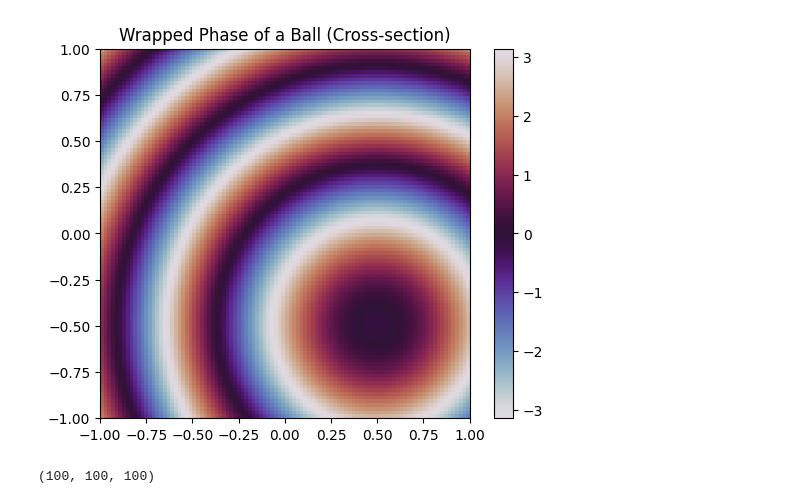
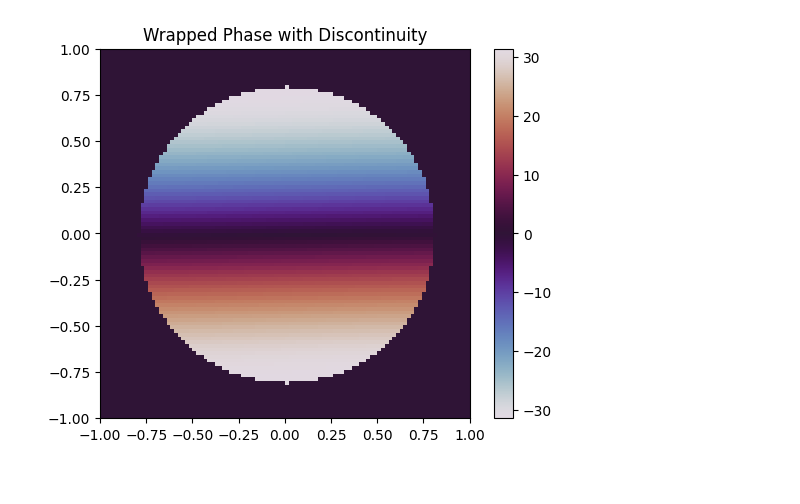
Before and after one commit to Mehdi5578/3DPU_Plateau_Problem, a Jupyter notebook: Data/artificial_data/create_data.ipynb, the cells around one changed output. Saved outputs shown, nothing was run; the diff lists cells and outputs as text; code cells hidden in the pictures.

```diff
--- a/Data/artificial_data/create_data.ipynb
+++ b/Data/artificial_data/create_data.ipynb
@@ -1,35 +0,0 @@
-# %%
-import numpy as np
-import matplotlib.pyplot as plt
-from mpl_toolkits.mplot3d import Axes3D
-
-# Step 1: Define the 3D Space
-x, y, z = np.meshgrid(np.linspace(-1, 1, 100),
-                      np.linspace(-1, 1, 100),
-                      np.linspace(-1, 1, 100))
-
-# Step 2: Generate Spherical Phase Data
-# Radius of the sphere
-radius = 0.5
-
-# Calculate radial distances from the center
-radial_distances = np.sqrt((x - 0.5)**2 + (y - 0.5)**2 + (z - 0.5)**2)
-
-# Define phase function - for simplicity, linearly proportional to the radial distance
-phase_data = 2 * np.pi * radial_distances / radius
-
-# Step 3: Wrap the Phase Data
-wrapped_phase = np.angle(np.exp(1j * phase_data))
-
-# Step 4: Visualization (Optional)
-# For visualization, select a 2D cross-section, for example, z=0 plane
-plt.imshow(wrapped_phase[:, :, 50], cmap='twilight', extent=[-1,1,-1,1])
-plt.colorbar()
-plt.title('Wrapped Phase of a Ball (Cross-section)')
-plt.show()
-# %% [output]
-[figure, removed]
-# %%
-wrapped_phase
-# %% [output]
-(100, 100, 100)
@@ -35,0 +7,30 @@ wrapped_phase
+# %%
+import numpy as np
+
+# Parameters for the grid and the ball
+grid_size = 100
+radius = 40
+center = [grid_size // 2, grid_size // 2, grid_size // 2]
+
+# Create a 3D grid
+x, y, z = np.ogrid[:grid_size, :grid_size, :grid_size]
+
+# Equation for a sphere
+mask = (x - center[0])**2 + (y - center[1])**2 + (z - center[2])**2 <= radius**2
+
+# Create varying phase data inside the ball
+# For instance, a linear gradient from -10*pi to 10*pi across one dimension
+phase_data = np.zeros((grid_size, grid_size, grid_size))
+phase_data[mask] = np.linspace(-10 * np.pi, 10 * np.pi, np.count_nonzero(mask))
+
+# Wrap the phase data
+wrapped_phase_data = np.angle(np.exp(1j * phase_data))
+
+# 'wrapped_phase_data' now contains wrapped phase values with visible variations
+
+plt.imshow(phase_data[:, :, 50], cmap='twilight', extent=[-1, 1, -1, 1])
+plt.colorbar()
+plt.title('Wrapped Phase with Discontinuity')
+plt.show()
+# %% [output]
+[figure, added]
```
Also changed, not shown: parts of 7 cells of this notebook, 5 other files.
